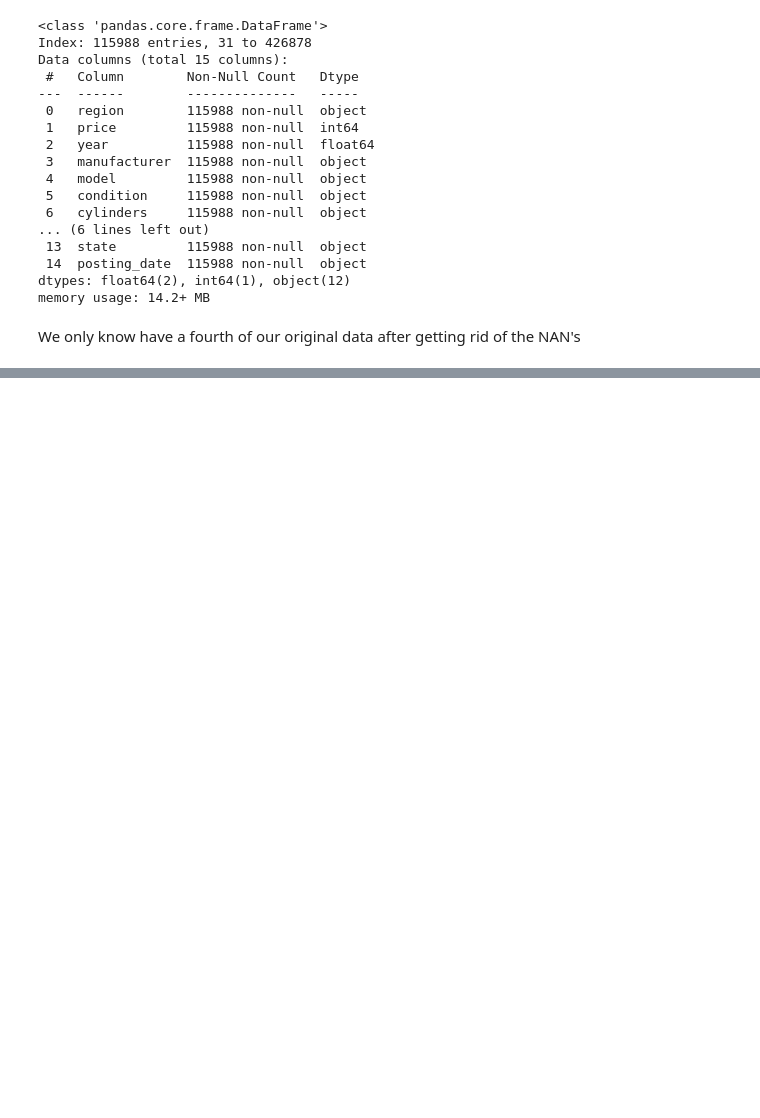
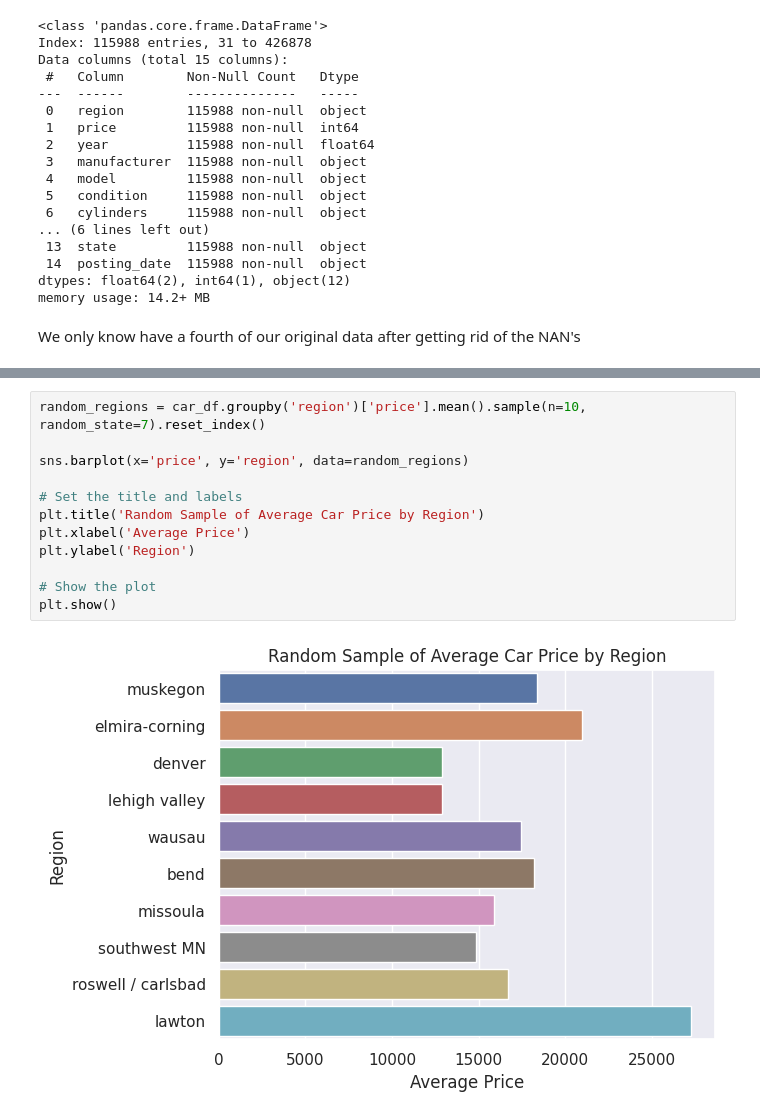
Before and after one commit to thecr7guy2/mlops_zoom, a Jupyter notebook: notebooks/main.ipynb, the cells around one changed output, grey strips where cells are left out. Drawn from its saved outputs; the diff is of its cells as text; blank space fills up the shorter version.

```diff
--- a/notebooks/main.ipynb
+++ b/notebooks/main.ipynb
@@ -166,0 +299,14 @@ Name: count, dtype: int64
+# %%
+random_regions = car_df.groupby('region')['price'].mean().sample(n=10, random_state=7).reset_index()
+
+sns.barplot(x='price', y='region', data=random_regions)
+
+# Set the title and labels
+plt.title('Random Sample of Average Car Price by Region')
+plt.xlabel('Average Price')
+plt.ylabel('Region')
+
+# Show the plot
+plt.show()
+# %% [output]
+[figure, added]
```
Also changed, not shown: parts of 36 cells of this notebook.
